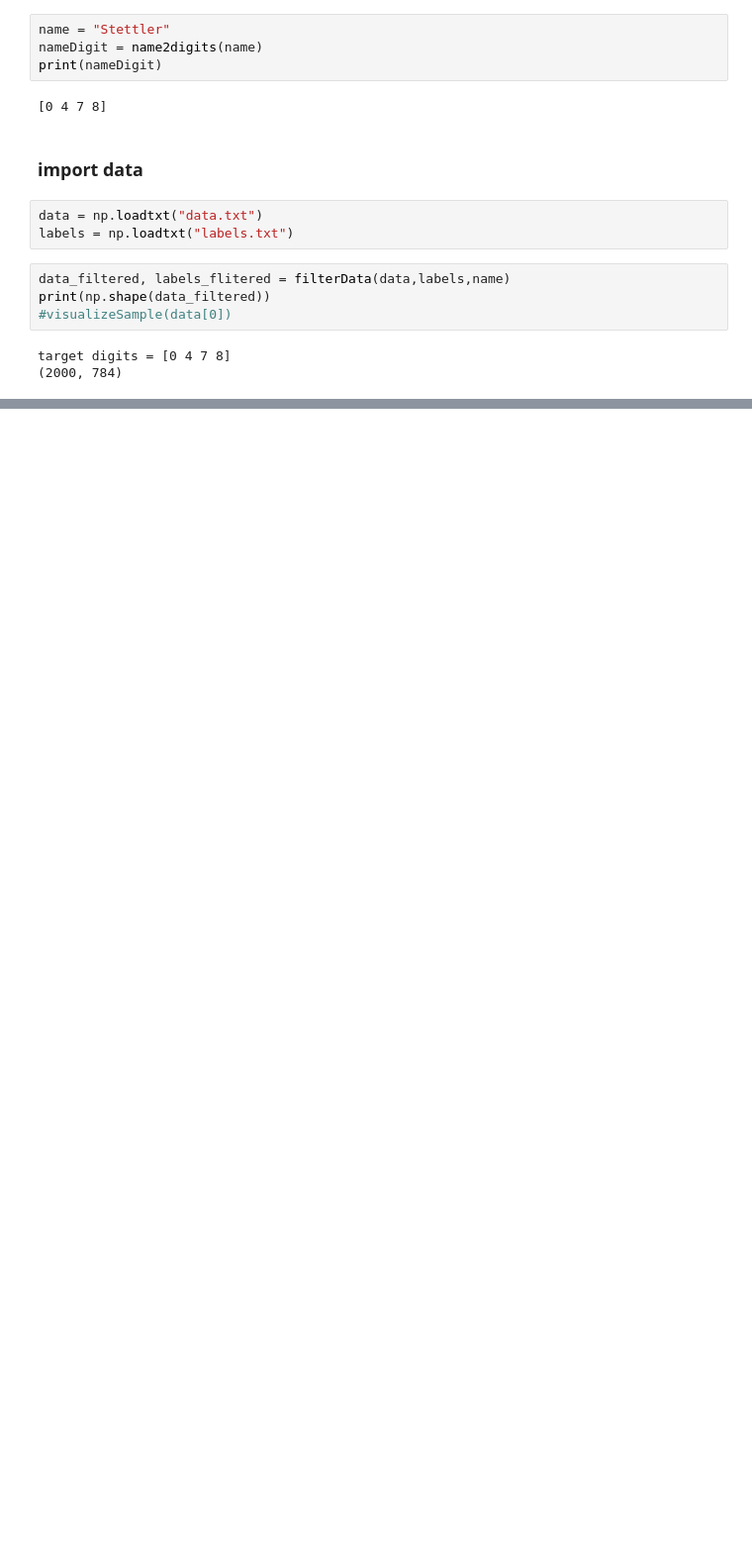
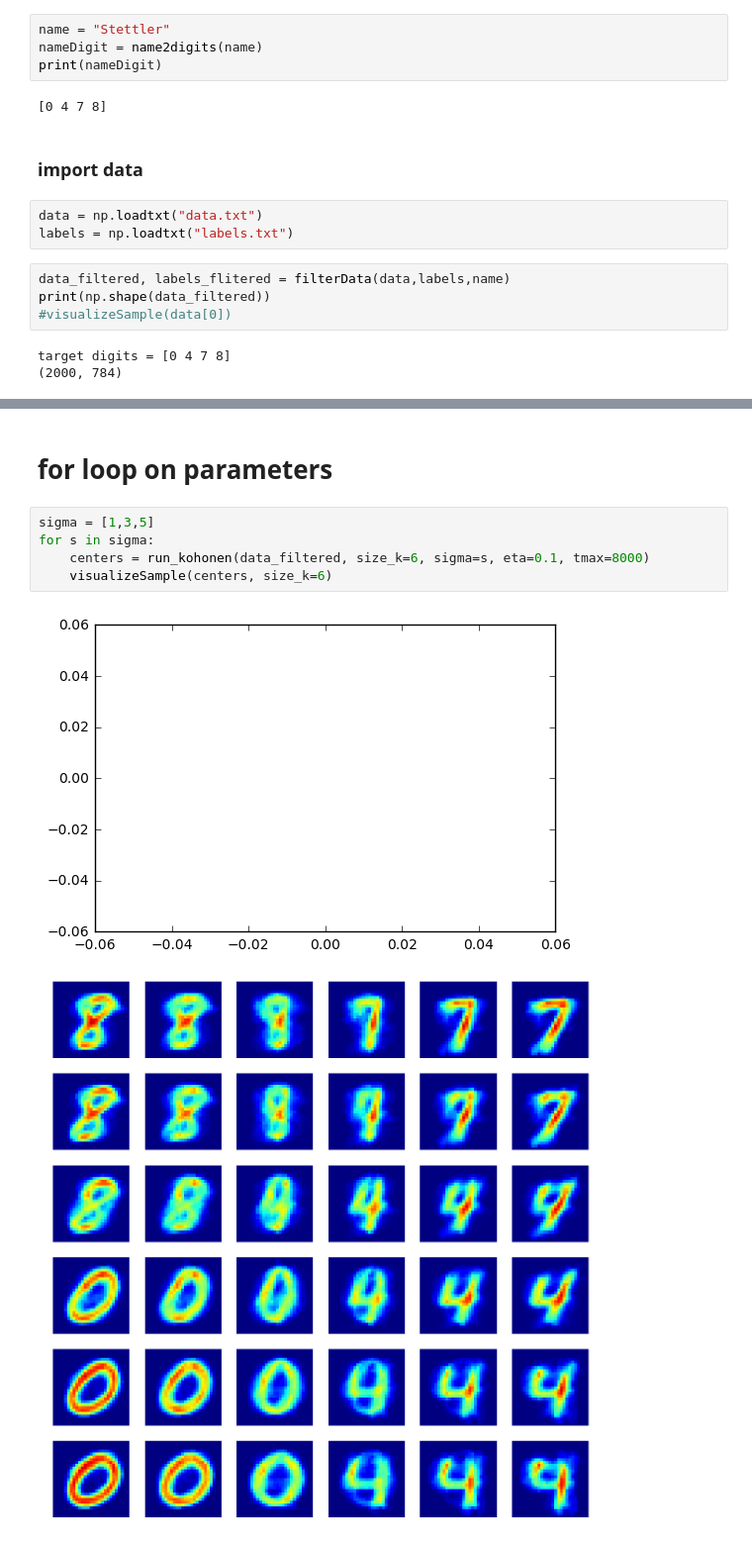
Before and after one commit to michaelStettler/Unsupe1, a Jupyter notebook: Unspe1.ipynb, the cells around one changed output, grey strips where cells are left out. Shown: that part at 99% size. Cells and saved outputs as stored; diff of their text form; blank space fills up the shorter version.

Commit message:
added for loops and gaussian function

```diff
--- a/Unspe1.ipynb
+++ b/Unspe1.ipynb
@@ -51,0 +52,10 @@ NameError: name 'samples' is not defined
+# %% [markdown]
+# for loop on parameters
+# %%
+sigma = [1,3,5]
+for s in sigma:
+    centers = run_kohonen(data_filtered, size_k=6, sigma=s, eta=0.1, tmax=8000)
+    visualizeSample(centers, size_k=6)
+# %% [output]
+[figure, added]
+[figure, added]
```
Also changed, not shown: parts of 10 cells of this notebook, 2 other files.
